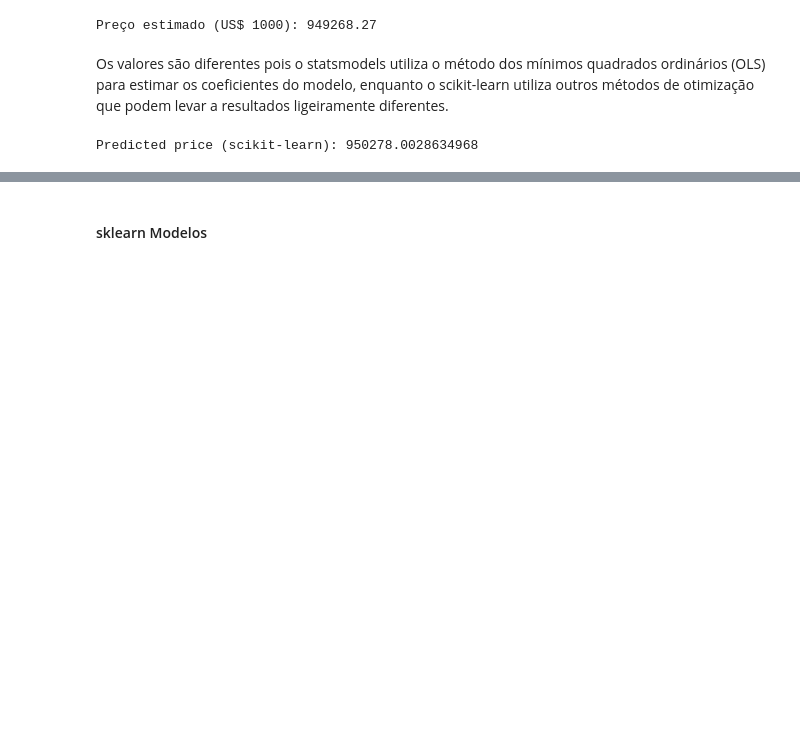
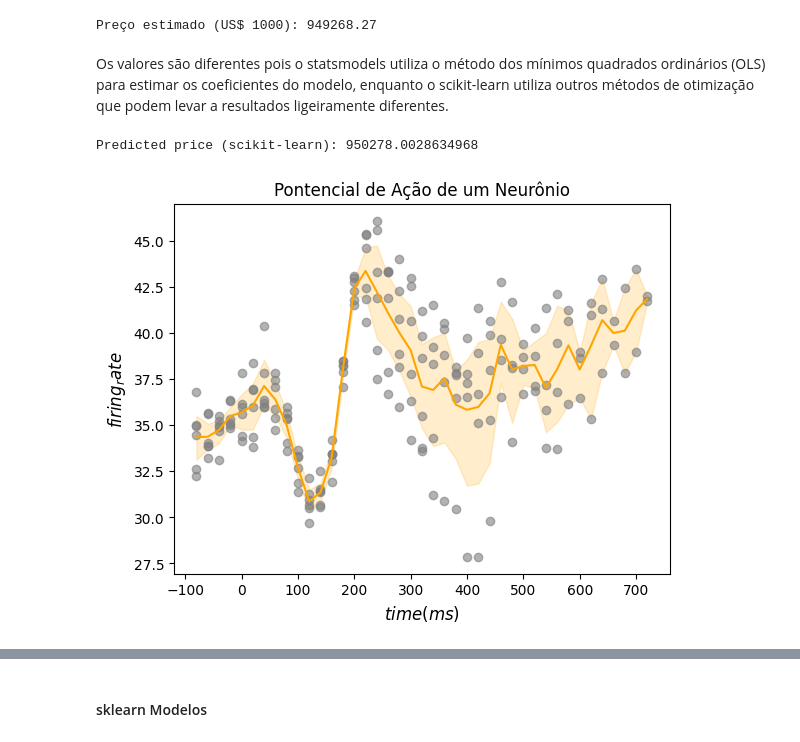
Before and after one commit to AnaMarcacini/CienciaDeDados, a Jupyter notebook: P3/Resumao.ipynb, the cells around one changed output, grey strips where cells are left out. Drawn from its saved outputs; the diff is of its cells as text; code cells hidden in the pictures; blank space fills up the shorter version.

```diff
--- a/P3/Resumao.ipynb
+++ b/P3/Resumao.ipynb
@@ -235,3 +235,17 @@ y_pred = regressor.predict(x_new)
 print("Predicted price (scikit-learn):", y_pred[0])
 # %% [output]
 Predicted price (scikit-learn): 950278.0028634968
+# %%
+import seaborn as sns
+dots = sns.load_dataset('dots')
+dots = dots[(dots.choice == 'T2') & (dots['align'] == 'dots')]
+dots = dots[['time','firing_rate']].reset_index(drop=True)
+sns.lineplot(x=dots.time, y=dots.firing_rate,color='orange')
+plt.scatter(x=dots.time, y=dots.firing_rate,color='gray',alpha=0.6)
+
+plt.title('Pontencial de Ação de um Neurônio')
+plt.xlabel('$time (ms)$',fontsize=12)
+plt.ylabel('$firing_rate$',fontsize=12)
+plt.show()
+# %% [output]
+[figure, added]
```
Also changed, not shown: parts of 58 cells of this notebook.
